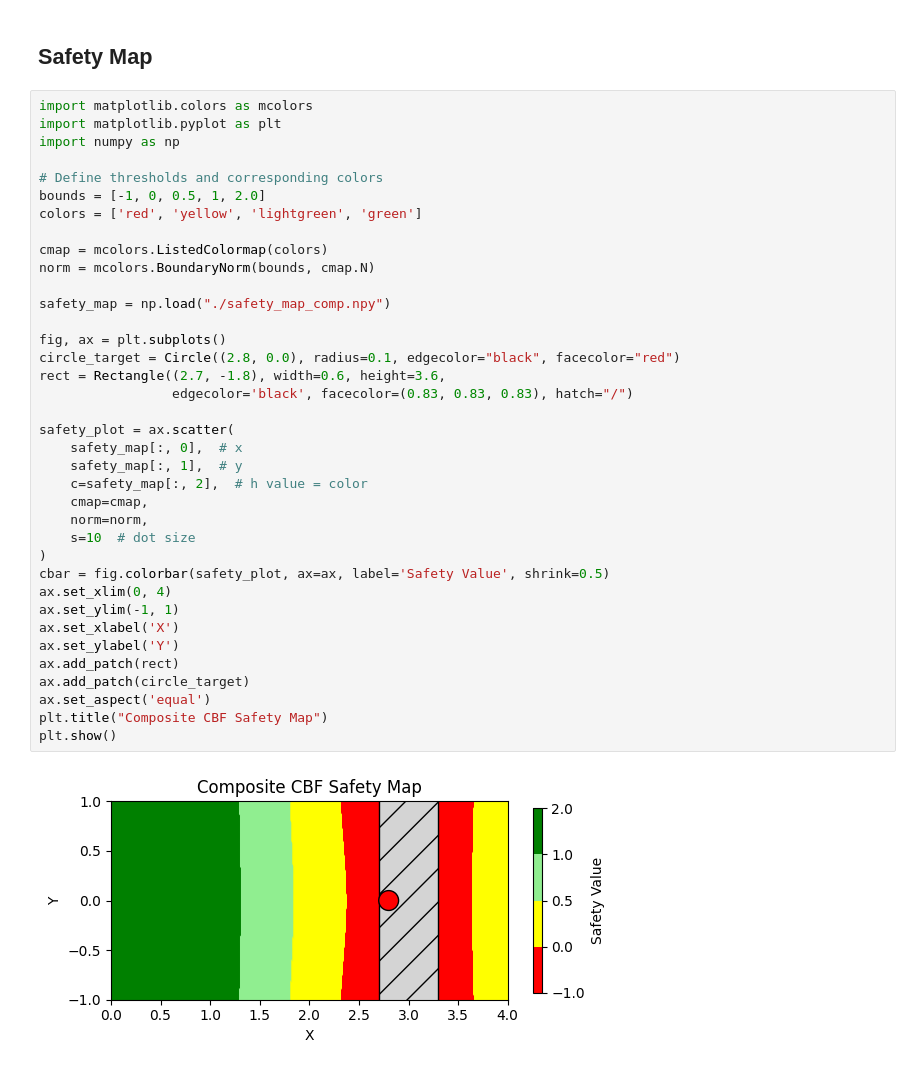
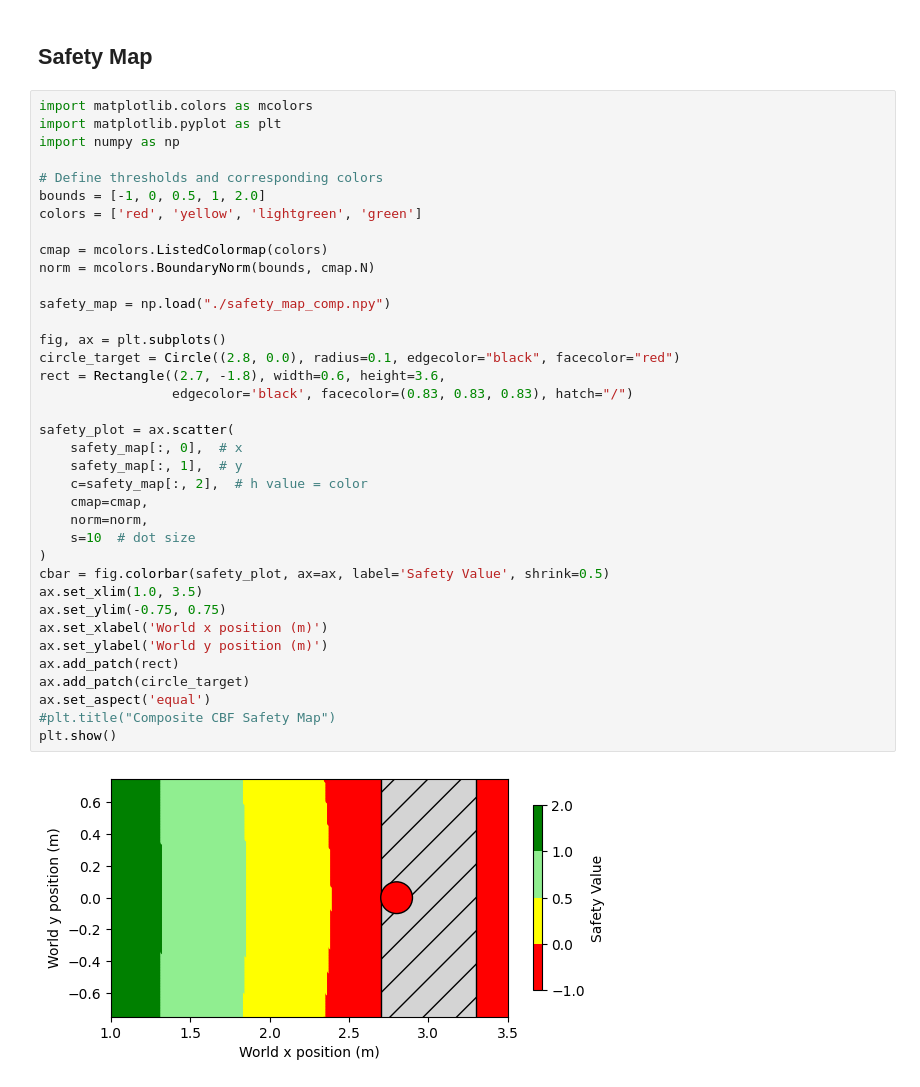
Before and after one commit to famsvip/Robot-Navigation-Collision-Avoidance-, a Jupyter notebook: data/plotting.ipynb, the cells around one changed output. Drawn from its saved outputs; the diff is of its cells as text.

```diff
--- a/data/plotting.ipynb
+++ b/data/plotting.ipynb
@@ -558,39 +597,39 @@ import matplotlib.pyplot as plt
 import numpy as np
 
 # Define thresholds and corresponding colors
 bounds = [-1, 0, 0.5, 1, 2.0]
 colors = ['red', 'yellow', 'lightgreen', 'green']
 
 cmap = mcolors.ListedColormap(colors)
 norm = mcolors.BoundaryNorm(bounds, cmap.N)
 
 safety_map = np.load("./safety_map_comp.npy")
 
 fig, ax = plt.subplots()
 circle_target = Circle((2.8, 0.0), radius=0.1, edgecolor="black", facecolor="red")
 rect = Rectangle((2.7, -1.8), width=0.6, height=3.6,
                  edgecolor='black', facecolor=(0.83, 0.83, 0.83), hatch="/")
 
 safety_plot = ax.scatter(
     safety_map[:, 0],  # x
     safety_map[:, 1],  # y
     c=safety_map[:, 2],  # h value = color
     cmap=cmap,
     norm=norm,
     s=10  # dot size
 )
 cbar = fig.colorbar(safety_plot, ax=ax, label='Safety Value', shrink=0.5)
-ax.set_xlim(0, 4)
-ax.set_ylim(-1, 1)
-ax.set_xlabel('X')
-ax.set_ylabel('Y')
+ax.set_xlim(1.0, 3.5)
+ax.set_ylim(-0.75, 0.75)
+ax.set_xlabel('World x position (m)')
+ax.set_ylabel('World y position (m)')
 ax.add_patch(rect)
 ax.add_patch(circle_target)
 ax.set_aspect('equal')
-plt.title("Composite CBF Safety Map")
+#plt.title("Composite CBF Safety Map")
 plt.show()
 # %% [output]
-[figure, old version]
+[figure, new version]
 # %%
 import matplotlib.colors as mcolors
 import matplotlib.pyplot as plt
```
Also changed, not shown: parts of 11 cells of this notebook, 14 other files.
